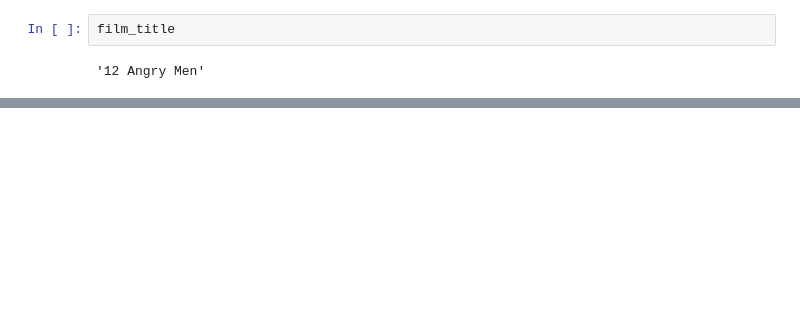
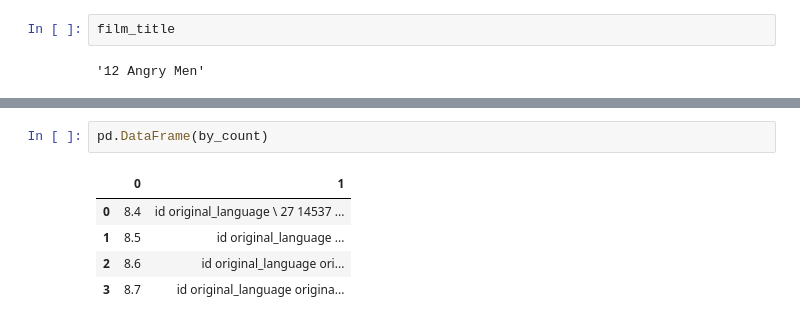
Before and after one commit to Rafaljawad/Analysing-data-using-pandas-in-jupyter-notebook, a Jupyter notebook: movies-dataset/movies-pandas.py.ipynb, the cells around one changed output, grey strips where cells are left out. Drawn from its saved outputs; the diff is of its cells as text; blank space fills up the shorter version.

```diff
--- a/movies-dataset/movies-pandas.py.ipynb
+++ b/movies-dataset/movies-pandas.py.ipynb
@@ -142,0 +155,8 @@ film_title
+# %%
+pd.DataFrame(by_count)
+# %% [output]
+|  | 0 | 1 |
+| 0 | 8.4 | id original_language \ 27 14537 ... |
+| 1 | 8.5 | id original_language ... |
+| 2 | 8.6 | id original_language ori... |
+| 3 | 8.7 | id original_language origina... |
```
Also changed, not shown: parts of 6 cells of this notebook, 2 other files.
